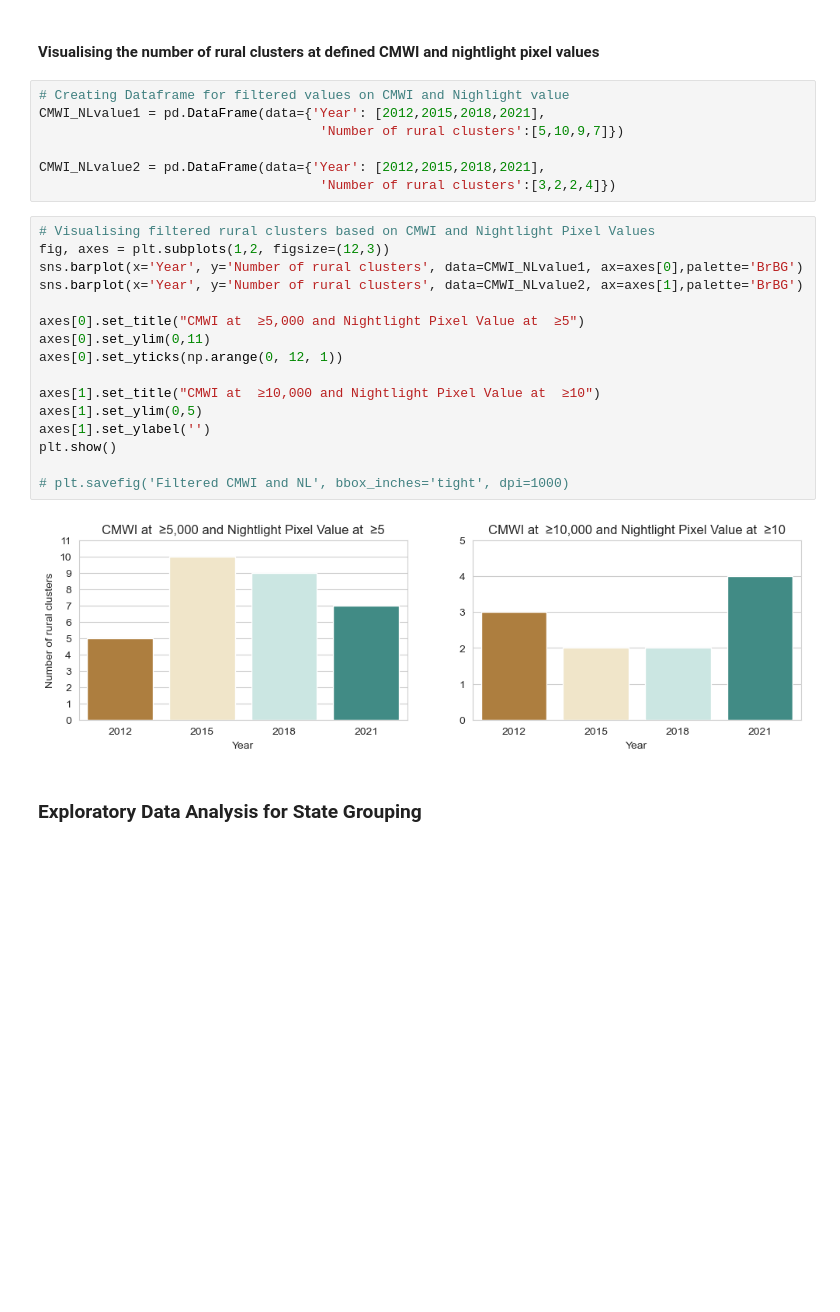
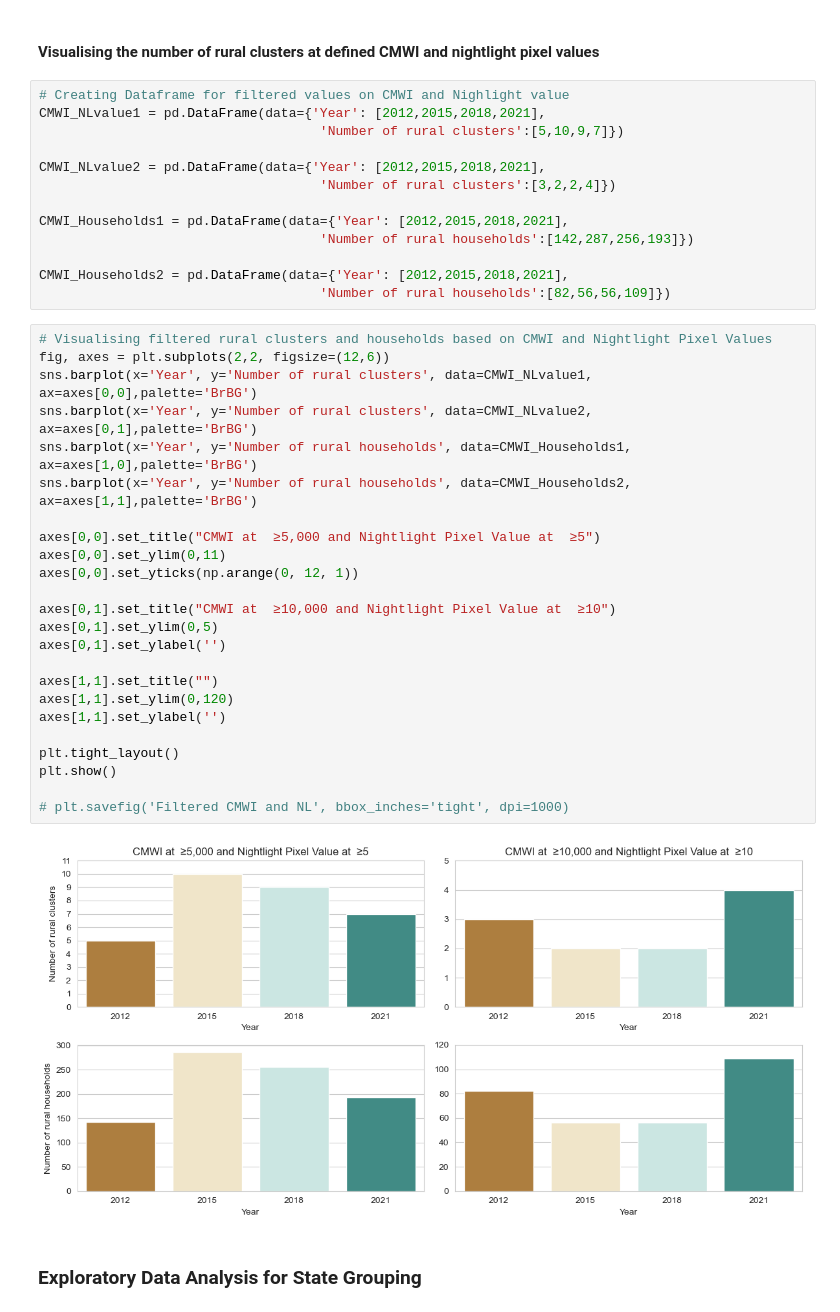
Before and after one commit to idrisaderinto/Electricity-and-Wealth-Project, a Jupyter notebook: Electricity Access and Wealth Project.ipynb, the cells around one changed output. Saved outputs shown, nothing was run; the diff lists cells and outputs as text; blank space fills up the shorter version.

Commit message:
Visualising the number of rural households based on defined CMWI and nightlight value

```diff
--- a/Electricity Access and Wealth Project.ipynb
+++ b/Electricity Access and Wealth Project.ipynb
@@ -500,24 +500,38 @@ CMWI_NLvalue1 = pd.DataFrame(data={'Year': [2012,2015,2018,2021],
 
 CMWI_NLvalue2 = pd.DataFrame(data={'Year': [2012,2015,2018,2021],
                                     'Number of rural clusters':[3,2,2,4]})
+
+CMWI_Households1 = pd.DataFrame(data={'Year': [2012,2015,2018,2021],
+                                    'Number of rural households':[142,287,256,193]})
+
+CMWI_Households2 = pd.DataFrame(data={'Year': [2012,2015,2018,2021],
+                                    'Number of rural households':[82,56,56,109]})
 # %%
-# Visualising filtered rural clusters based on CMWI and Nightlight Pixel Values
-fig, axes = plt.subplots(1,2, figsize=(12,3))
-sns.barplot(x='Year', y='Number of rural clusters', data=CMWI_NLvalue1, ax=axes[0],palette='BrBG')
-sns.barplot(x='Year', y='Number of rural clusters', data=CMWI_NLvalue2, ax=axes[1],palette='BrBG')
+# Visualising filtered rural clusters and households based on CMWI and Nightlight Pixel Values
+fig, axes = plt.subplots(2,2, figsize=(12,6))
+sns.barplot(x='Year', y='Number of rural clusters', data=CMWI_NLvalue1, ax=axes[0,0],palette='BrBG')
+sns.barplot(x='Year', y='Number of rural clusters', data=CMWI_NLvalue2, ax=axes[0,1],palette='BrBG')
+sns.barplot(x='Year', y='Number of rural households', data=CMWI_Households1, ax=axes[1,0],palette='BrBG')
+sns.barplot(x='Year', y='Number of rural households', data=CMWI_Households2, ax=axes[1,1],palette='BrBG')
 
-axes[0].set_title("CMWI at  ≥5,000 and Nightlight Pixel Value at  ≥5")
-axes[0].set_ylim(0,11)
-axes[0].set_yticks(np.arange(0, 12, 1))
+axes[0,0].set_title("CMWI at  ≥5,000 and Nightlight Pixel Value at  ≥5")
+axes[0,0].set_ylim(0,11)
+axes[0,0].set_yticks(np.arange(0, 12, 1))
 
-axes[1].set_title("CMWI at  ≥10,000 and Nightlight Pixel Value at  ≥10")
-axes[1].set_ylim(0,5)
-axes[1].set_ylabel('')
+axes[0,1].set_title("CMWI at  ≥10,000 and Nightlight Pixel Value at  ≥10")
+axes[0,1].set_ylim(0,5)
+axes[0,1].set_ylabel('')
+
+axes[1,1].set_title("")
+axes[1,1].set_ylim(0,120)
+axes[1,1].set_ylabel('')
+
+plt.tight_layout()
 plt.show()
 
 # plt.savefig('Filtered CMWI and NL', bbox_inches='tight', dpi=1000)
 # %% [output]
-[figure, old version]
+[figure, new version]
 # %% [markdown]
 ### Exploratory Data Analysis for State Grouping
 # %%
```
Also changed, not shown: parts of 1 cell of this notebook.
